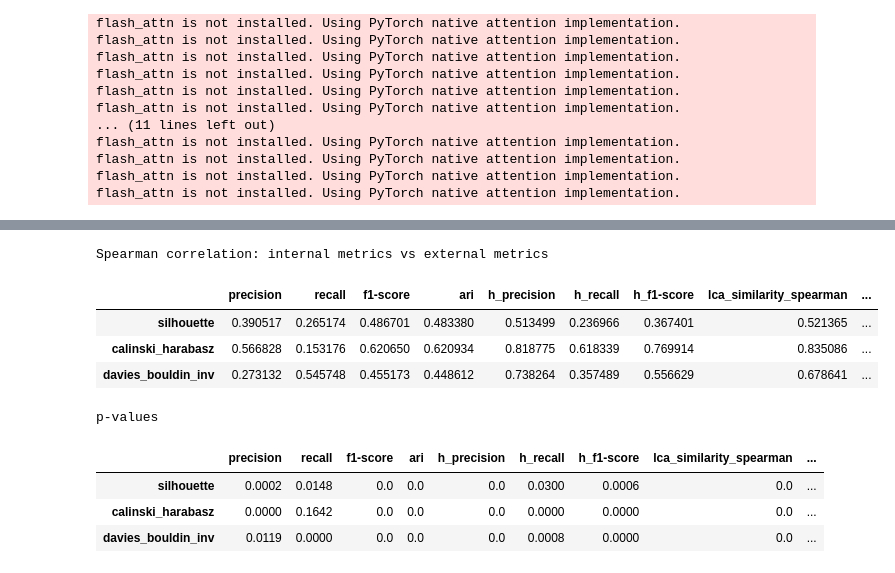
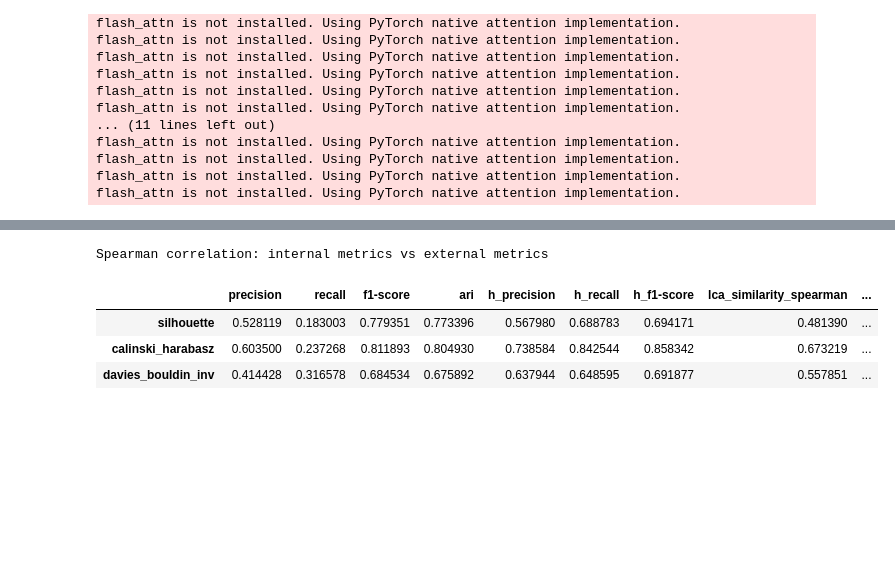
Before and after one commit to haritonn/coursework3, a Jupyter notebook: coursework3.ipynb, the cells around one changed output, grey strips where cells are left out. Saved outputs shown, nothing was run; the diff lists cells and outputs as text; code cells hidden in the pictures; blank space fills up the shorter version.

```diff
--- a/coursework3.ipynb
+++ b/coursework3.ipynb
@@ -441,17 +441,20 @@ def twonn_dimension(X, metric="euclidean", eps=1e-12):
     return 1 / mean_log_mu if mean_log_mu > eps else np.nan
 
 
-def reduce_embeddings(X, pca_dim=100, umap_dim=15, return_twonn=False):
+def reduce_embeddings(X, pca_dim=100, umap_dim=15, return_twonn=False, use_pca=False):
     twonn_raw = twonn_dimension(X)
 
     X_norm = normalize(X)
     pca_dim = min(pca_dim, X_norm.shape[1], X_norm.shape[0] - 1)
-    X_pca = PCA(
-        n_components=pca_dim,
-        random_state=42
-    ).fit_transform(X_norm)
+    if use_pca:
+        X_pca = PCA(
+            n_components=pca_dim,
+            random_state=42
+        ).fit_transform(X_norm)
+    else:
+        X_pca = X_norm.copy()
+
     twonn_pca = twonn_dimension(X_pca)
-
     X_umap = UMAP(
         n_components=umap_dim,
         metric="cosine",
@@ -590,6 +657,8 @@ def full_pipeline(embeddings_dict, min_cluster_sizes=[5, 10, 15, 20]):
 # %%
 results_dfs = full_pipeline(
     embeddings_dict,
-    min_cluster_sizes=np.arange(2, 30, 1)
+    min_cluster_sizes=np.arange(2, 30, 1),
+    umap_dims=[5, 10, 15, 30, 50],
+    include_raw=True,
 )
 # %% [output]
@@ -700,51 +821,37 @@ internal_metrics_for_corr = [
     "calinski_harabasz",
     "davies_bouldin_inv",
 ]
 
 hdbscan_df = total_df[total_df["algorithm"] == "hdbscan"].copy()
 
 def spearman_corr_with_pvalues(df, x_metrics, y_metrics):
     corr = pd.DataFrame(index=x_metrics, columns=y_metrics, dtype=float)
-    pval = pd.DataFrame(index=x_metrics, columns=y_metrics, dtype=float)
-    n_obs = pd.DataFrame(index=x_metrics, columns=y_metrics, dtype=int)
-
     for x in x_metrics:
         for y in y_metrics:
             tmp = df[[x, y]].dropna()
-            n_obs.loc[x, y] = len(tmp)
 
             if len(tmp) < 3 or tmp[x].nunique() < 2 or tmp[y].nunique() < 2:
                 corr.loc[x, y] = np.nan
-                pval.loc[x, y] = np.nan
                 continue
 
-            r, p = spearmanr(tmp[x], tmp[y])
+            r, _ = spearmanr(tmp[x], tmp[y])
             corr.loc[x, y] = r
-            pval.loc[x, y] = p
 
-    return corr, pval
+    return corr
 
 
-corr_internal_external, pval_internal_external = spearman_corr_with_pvalues(
+corr_internal_external = spearman_corr_with_pvalues(
     hdbscan_df,
     internal_metrics_for_corr,
     external_metrics,
 )
 
 print("Spearman correlation: internal metrics vs external metrics")
 display(corr_internal_external)
-
-print("p-values")
-display(pval_internal_external.round(4))
 # %% [output]
 Spearman correlation: internal metrics vs external metrics
 |  | precision | recall | f1-score | ari | h_precision | h_recall | h_f1-score | lca_similarity_spearman | ... |
-| silhouette | 0.390517 | 0.265174 | 0.486701 | 0.483380 | 0.513499 | 0.236966 | 0.367401 | 0.521365 | ... |
-| calinski_harabasz | 0.566828 | 0.153176 | 0.620650 | 0.620934 | 0.818775 | 0.618339 | 0.769914 | 0.835086 | ... |
-| davies_bouldin_inv | 0.273132 | 0.545748 | 0.455173 | 0.448612 | 0.738264 | 0.357489 | 0.556629 | 0.678641 | ... |
+| silhouette | 0.528119 | 0.183003 | 0.779351 | 0.773396 | 0.567980 | 0.688783 | 0.694171 | 0.481390 | ... |
+| calinski_harabasz | 0.603500 | 0.237268 | 0.811893 | 0.804930 | 0.738584 | 0.842544 | 0.858342 | 0.673219 | ... |
+| davies_bouldin_inv | 0.414428 | 0.316578 | 0.684534 | 0.675892 | 0.637944 | 0.648595 | 0.691877 | 0.557851 | ... |
-p-values
-|  | precision | recall | f1-score | ari | h_precision | h_recall | h_f1-score | lca_similarity_spearman | ... |
-| silhouette | 0.0002 | 0.0148 | 0.0 | 0.0 | 0.0 | 0.0300 | 0.0006 | 0.0 | ... |
-| calinski_harabasz | 0.0000 | 0.1642 | 0.0 | 0.0 | 0.0 | 0.0000 | 0.0000 | 0.0 | ... |
-| davies_bouldin_inv | 0.0119 | 0.0000 | 0.0 | 0.0 | 0.0 | 0.0008 | 0.0000 | 0.0 | ... |
 # %%
```
Also changed, not shown: parts of 10 cells of this notebook, 8 other files.
